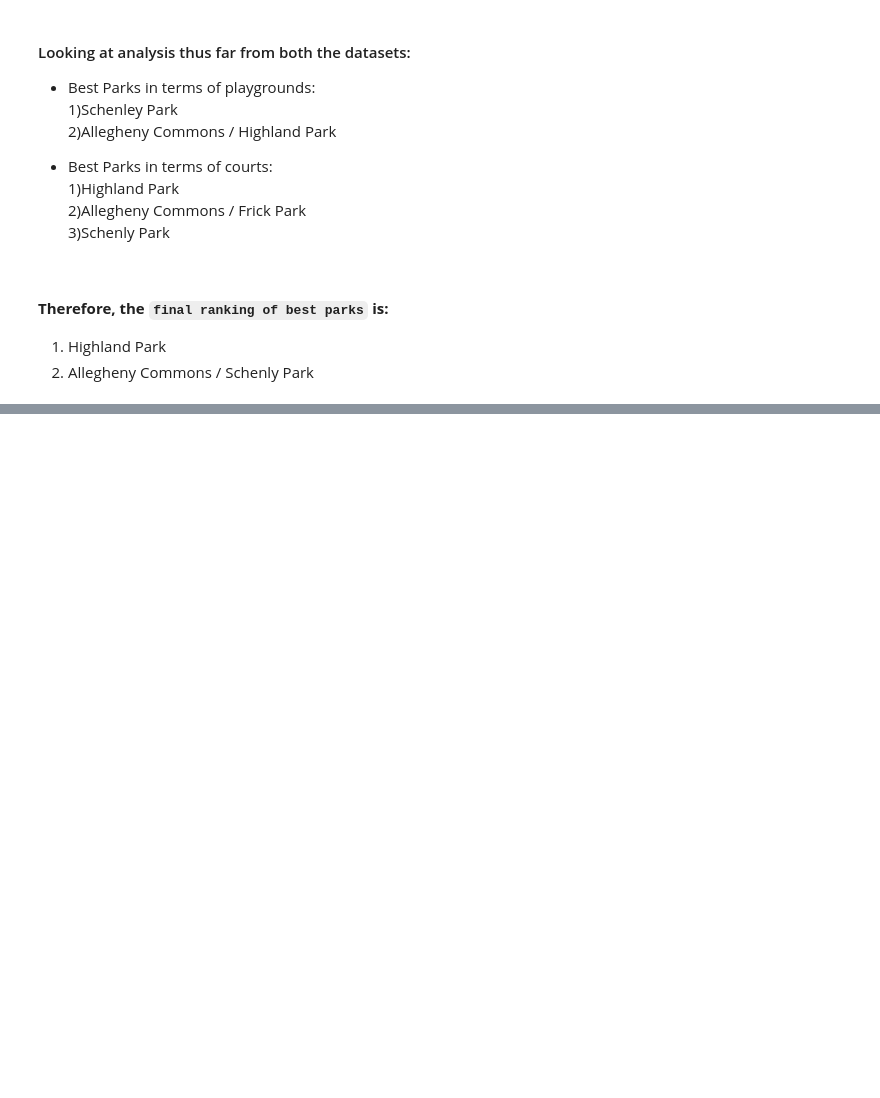
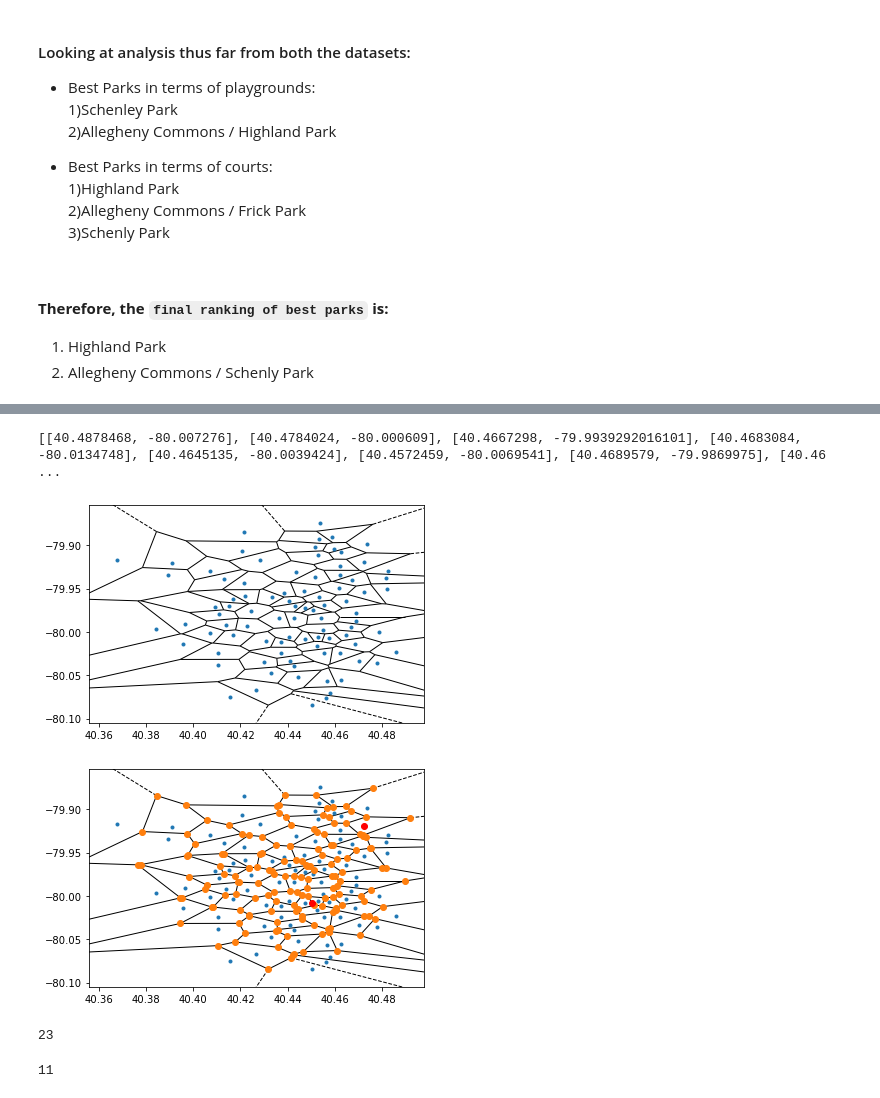
Before and after one commit to suchiattota/final-project-team-1, a Jupyter notebook: FinalProject.ipynb, the cells around one changed output, grey strips where cells are left out. Cells and saved outputs as stored; diff of their text form; code cells hidden in the pictures; blank space fills up the shorter version.

```diff
--- a/FinalProject.ipynb
+++ b/FinalProject.ipynb
@@ -184,0 +219,16 @@ We see that Schenley Park, with higher number of courts, does not offer much cho
+# %%
+for x in hoods:
+    print(x)
+
+
+import geocoder
+
+newArray = [[]]
+
+x=0
+while x < hoods.size:
+    f = geocoder.locationiq(hoods[x],key='pk.67bc66f39bef2fde56fe6de2d7f435c9')
+    print(f.address)
+    newArray.append([f.lat, f.lng])
+    x=x+1
+    time.sleep(1)
@@ -184,0 +253,36 @@ We see that Schenley Park, with higher number of courts, does not offer much cho
+# %%
+print(newArray)
+newArray.pop(0)
+from scipy.spatial import Voronoi, voronoi_plot_2d, cKDTree
+vor = Voronoi(newArray)
+# %% [output]
+[[40.4878468, -80.007276], [40.4784024, -80.000609], [40.4667298, -79.9939292016101], [40.4683084, -80.0134748], [40.4645135, -80.0039424], [40.4572459, -80.0069541], [40.4689579, -79.9869975], [40.46 ...
+# %%
+import matplotlib.pyplot as plt
+voronoi_plot_2d(vor, show_vertices=False)
+fig = voronoi_plot_2d(vor)
+f = geocoder.locationiq('Highland Park, Pittsburgh',key='pk.67bc66f39bef2fde56fe6de2d7f435c9')
+new_point = [f.lat, f.lng]
+plt.plot(new_point[0], new_point[1], 'ro')
+f = geocoder.locationiq('Allegheny Commons, Pittsburgh',key='pk.67bc66f39bef2fde56fe6de2d7f435c9')
+new_point1 = [f.lat, f.lng]
+plt.plot(new_point1[0], new_point1[1], 'ro')
+plt.show()
+# %% [output]
+[figure, added]
+[figure, added]
+# %%
+voronoi_kdtree= cKDTree(newArray)
+test_point_dist, test_point_regions = voronoi_kdtree.query(new_point)
+print(test_point_regions)
+#this code right here finds the region in which highland park is contained
+#region 23 is corresponded to Lincoln-Leminghon-Belmar
+# %% [output]
+23
+# %%
+test_point_dist, test_point_regions = voronoi_kdtree.query(new_point1)
+print(test_point_regions)
+#this code right here finds the region in which allegheny commons is contained
+#region 11 is corresponded to manchester
+# %% [output]
+11
```
Also changed, not shown: parts of 5 cells of this notebook.
